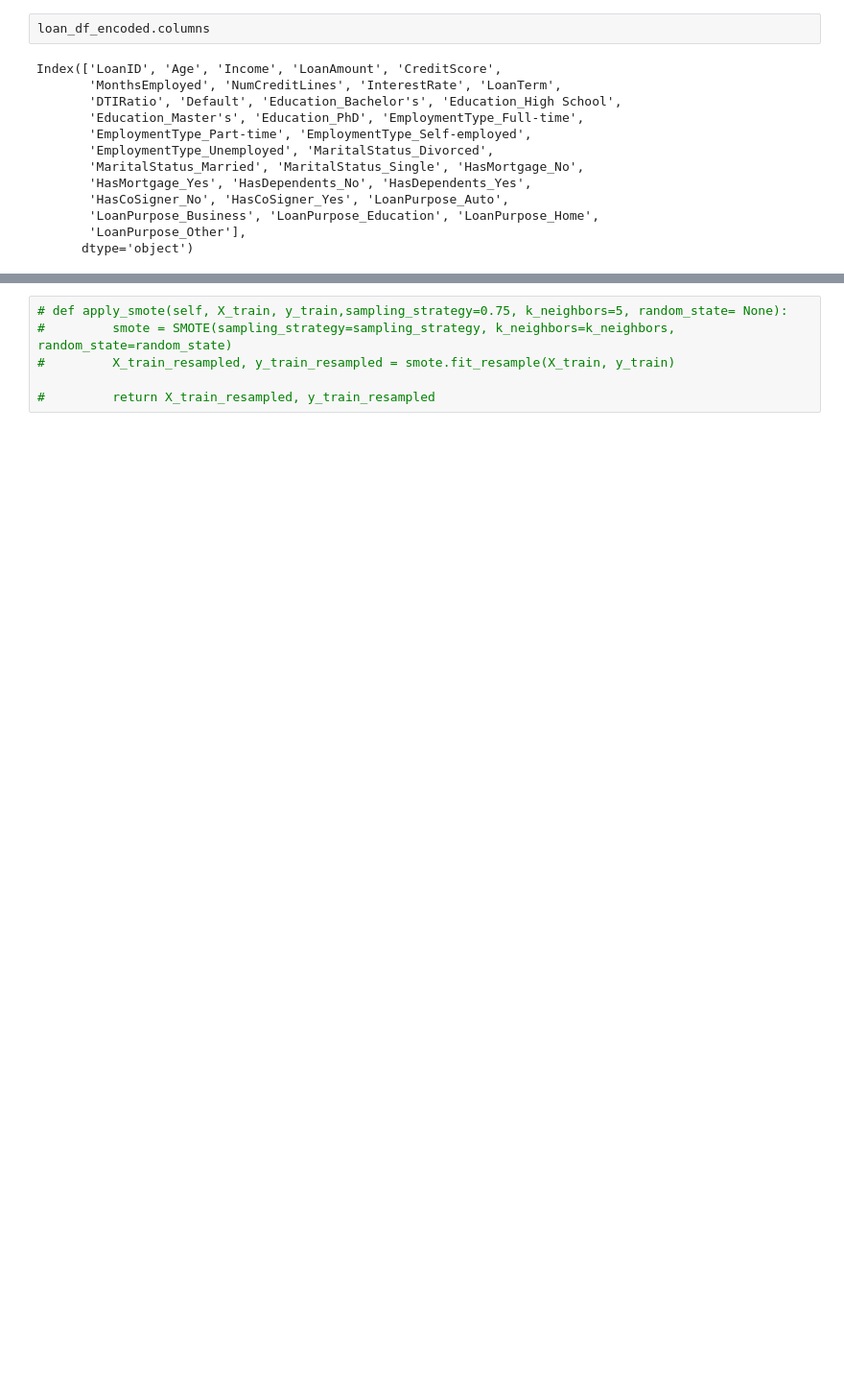
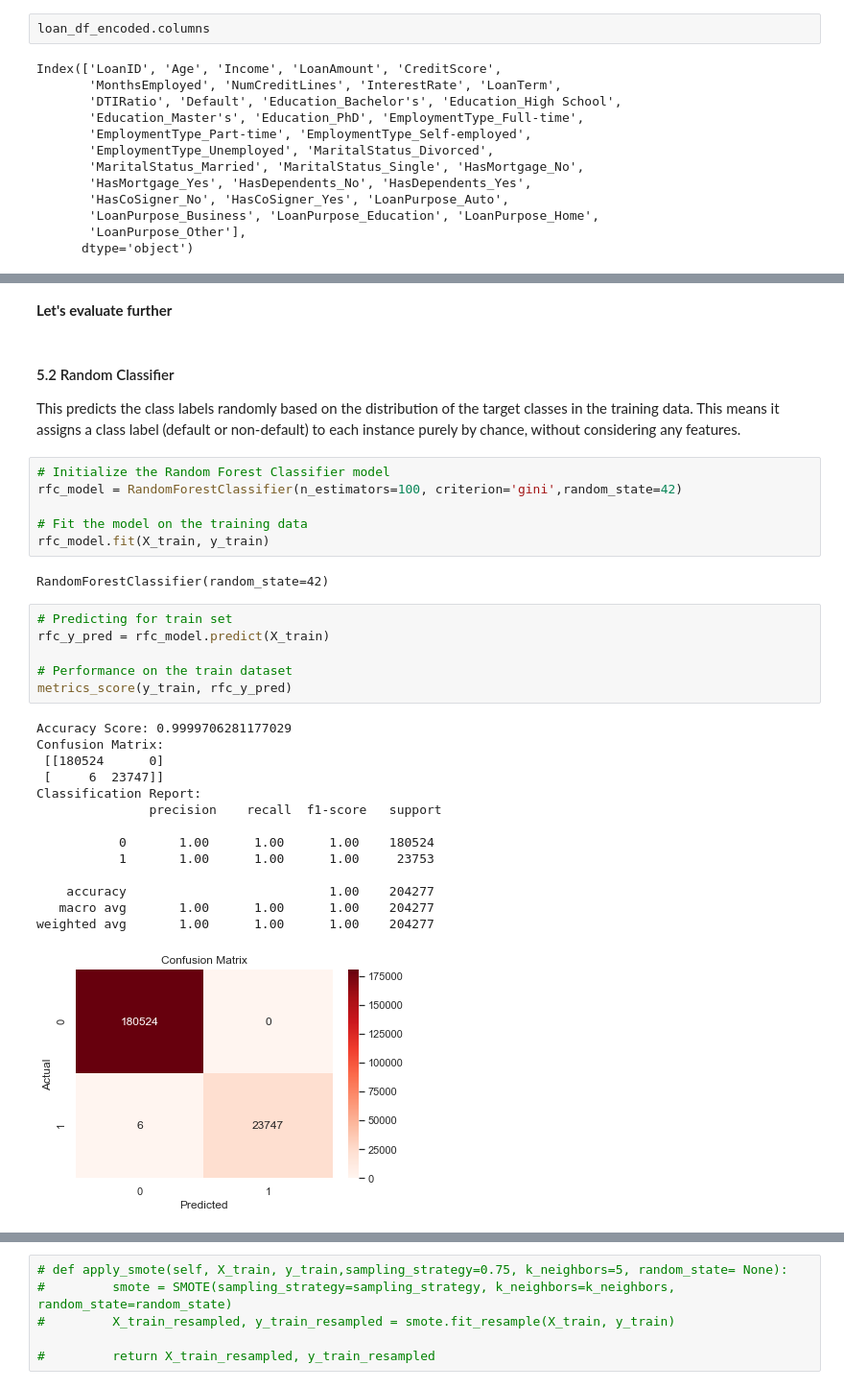
Before and after one commit to saginiclaudia/Loan-Default-Prediction, a Jupyter notebook: student.ipynb, the cells around one changed output, grey strips where cells are left out. Shown: that part at 96% size. Saved outputs shown, nothing was run; the diff lists cells and outputs as text; blank space fills up the shorter version.

```diff
--- a/student.ipynb
+++ b/student.ipynb
@@ -385,0 +609,35 @@ Index(['LoanID', 'Age', 'Income', 'LoanAmount', 'CreditScore',
+# %% [markdown]
+**Let's evaluate further**
+# %% [markdown]
+#### 5.2 Random Classifier
+
+This predicts the class labels randomly based on the distribution of the target classes in the training data. This means it assigns a class label (default or non-default) to each instance purely by chance, without considering any features.
+# %%
+# Initialize the Random Forest Classifier model
+rfc_model = RandomForestClassifier(n_estimators=100, criterion='gini',random_state=42)
+
+# Fit the model on the training data
+rfc_model.fit(X_train, y_train)
+# %% [output]
+RandomForestClassifier(random_state=42)
+# %%
+# Predicting for train set
+rfc_y_pred = rfc_model.predict(X_train)
+
+# Performance on the train dataset
+metrics_score(y_train, rfc_y_pred)
+# %% [output]
+Accuracy Score: 0.9999706281177029
+Confusion Matrix:
+ [[180524      0]
+ [     6  23747]]
+Classification Report:
+               precision    recall  f1-score   support
+
+           0       1.00      1.00      1.00    180524
+           1       1.00      1.00      1.00     23753
+
+    accuracy                           1.00    204277
+   macro avg       1.00      1.00      1.00    204277
+weighted avg       1.00      1.00      1.00    204277
+[figure, added]
```
Also changed, not shown: parts of 54 cells of this notebook.
